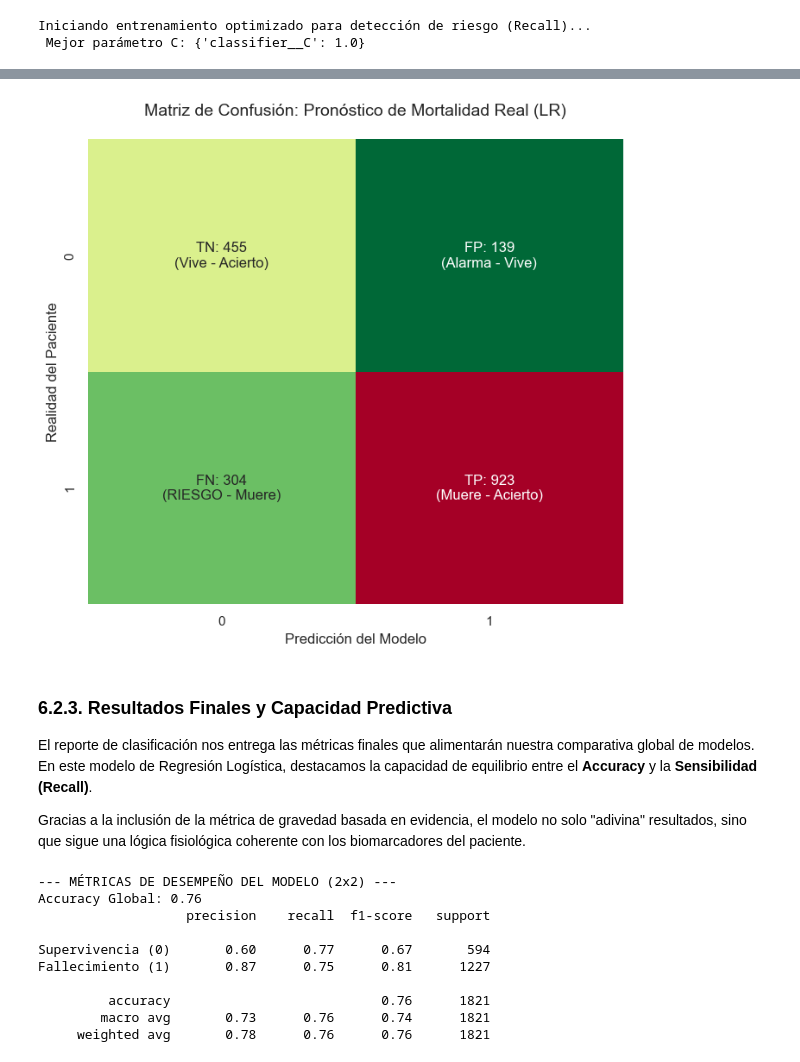
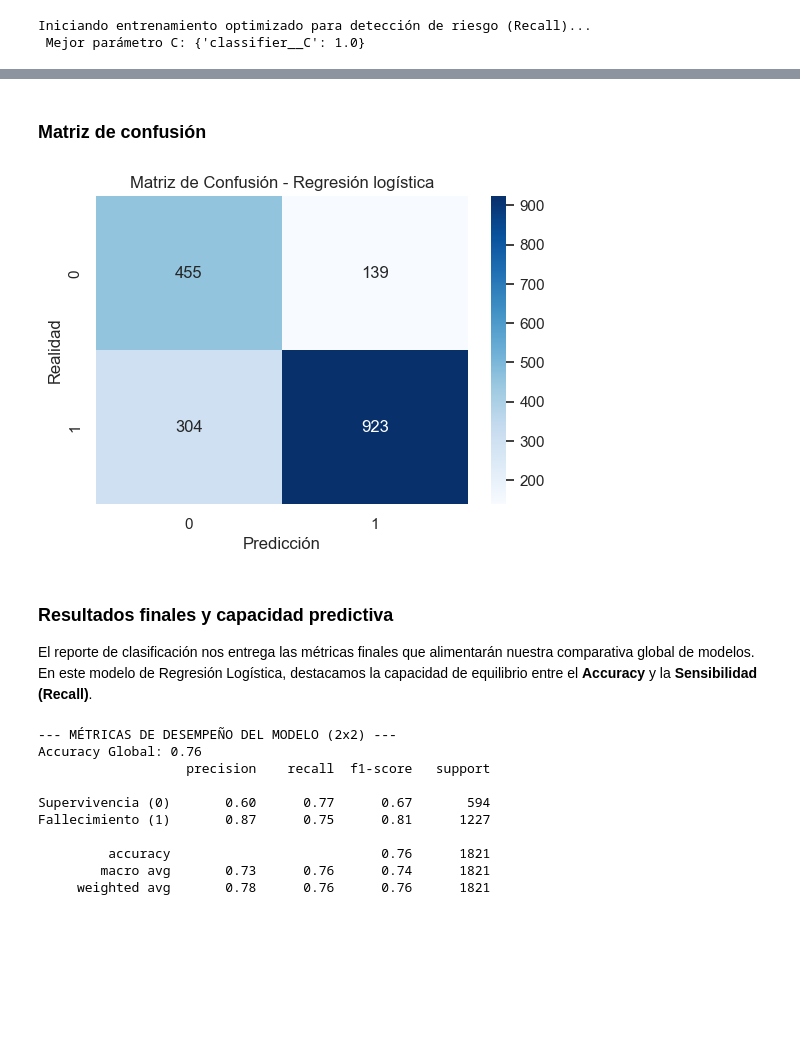
Before and after one commit to nrapun/proyecto_AA, a Jupyter notebook: notebook_proyectoAA.ipynb, the cells around one changed output, grey strips where cells are left out. Drawn from its saved outputs; the diff is of its cells as text; code cells hidden in the pictures; blank space fills up the shorter version.

```diff
--- a/notebook_proyectoAA.ipynb
+++ b/notebook_proyectoAA.ipynb
@@ -387,7 +399,7 @@ El límite inferior fisiológico normal se estableció en 7.35, valor por debajo
 #### **9. Temperatura**
 Se consideró clínicamente relevante una temperatura superior a 38°C, ya que este valor corresponde al umbral habitual de fiebre en medicina clínica.
 # %%
-# Función auxiliar
+# Función para encontrar las variables
 def get_val(row, possible_names, default=np.nan):
     for name in possible_names:
         if name in row.index:
@@ -396,8 +408,7 @@ def get_val(row, possible_names, default=np.nan):
                 return val
     return default
 
-# Severity score clínico
-def calcular_gravedad_evidencia(row):
+def calcular_gravedad(row):
 
     dz = str(get_val(row, ['dzgroup', 'dz_group', 'group'], 'Unknown'))
 
@@ -416,8 +427,10 @@ def calcular_gravedad_evidencia(row):
         crea = get_val(row, ['crea'], 0)
         alb = get_val(row, ['alb'], 4)
 
-        disease_score += min((bili / 10) * 20, 20) #hemos considerado que el nivel máximo de puntos de bilirrubina es 20 para evitar que un valor extremadamente alto distorsione demasiado el score
-        disease_score += min((crea / 5) * 15, 15) #hemos considerado que el nivel máximo de puntos de creatinina es 15 para evitar que un valor extremadamente alto distorsione demasiado el score
+        #hemos considerado que el nivel máximo de puntos de bilirrubina es 20 para evitar que un valor extremadamente alto distorsione demasiado el score
+        #y para la creatinina, 15
+        disease_score += min((bili / 10) * 20, 20)
+        disease_score += min((crea / 5) * 15, 15)
 
         if alb < 3.5:
             disease_score += min((3.5 - alb) * 8, 15)
@@ -499,9 +512,8 @@ def calcular_gravedad_evidencia(row):
 
     return pd.Series([total_score, ref])
 
-# Aplicación
 df[['gravedad_score', 'referencia_clinica']] = (
-    df.apply(calcular_gravedad_evidencia, axis=1)
+    df.apply(calcular_gravedad, axis=1)
 )
 
 # Clasificación clínica
@@ -511,7 +523,6 @@ df['estado_clinico'] = pd.cut(
     labels=['Estable', 'Moderado', 'Alto', 'Crítico']
 )
 
-# Validación rápida
 print("RESUMEN POR ESTADO CLÍNICO")
 
 if 'death' in df.columns:
@@ -522,7 +533,8 @@ if 'death' in df.columns:
 
     print(resumen)
 
-df.to_csv('dataset_final_corregido.csv', index=False) #creamos un archivo .csv con el dataset modificado
+#creamos un archivo .csv con el dataset modificado
+df.to_csv('dataset_final_corregido.csv', index=False)
 # %% [output]
 RESUMEN POR ESTADO CLÍNICO
 estado_clinico
@@ -1103,28 +1087,19 @@ La matriz de confusión binaria (2x2) es la herramienta definitiva para evaluar
+# %% [markdown]
+### **Matriz de confusión**
 # %%
 # Cálculo de la matriz
-cm = confusion_matrix(y_test, y_pred)
-tn, fp, fn, tp = cm.ravel()
 
-plt.figure(figsize=(8, 7))
-
-# Creamos etiquetas personalizadas con los nombres técnicos
-box_labels = [f'TN: {tn}\n(Vive - Acierto)', f'FP: {fp}\n(Alarma - Vive)',
-              f'FN: {fn}\n(RIESGO - Muere)', f'TP: {tp}\n(Muere - Acierto)']
-box_labels = np.asarray(box_labels).reshape(2,2)
-
-sns.heatmap(cm, annot=box_labels, fmt="", cmap='RdYlGn_r', cbar=False, annot_kws={"size": 12})
-
-plt.title('Matriz de Confusión: Pronóstico de Mortalidad Real (LR)', fontsize=14, pad=20)
-plt.xlabel('Predicción del Modelo', fontsize=12)
-plt.ylabel('Realidad del Paciente', fontsize=12)
+plt.figure(figsize=(6,4))
+sns.heatmap(confusion_matrix(y_test1, y_pred), annot=True, fmt='d', cmap='Blues')
+plt.title('Matriz de Confusión - Regresión logística')
+plt.xlabel('Predicción')
+plt.ylabel('Realidad')
 plt.show()
 # %% [output]
-[figure, old version]
+[figure, new version]
 # %% [markdown]
-### 6.2.3. Resultados Finales y Capacidad Predictiva
+### **Resultados finales y capacidad predictiva**
 
 El reporte de clasificación nos entrega las métricas finales que alimentarán nuestra comparativa global de modelos. En este modelo de Regresión Logística, destacamos la capacidad de equilibrio entre el **Accuracy** y la **Sensibilidad (Recall)**.
-
-Gracias a la inclusión de la métrica de gravedad basada en evidencia, el modelo no solo "adivina" resultados, sino que sigue una lógica fisiológica coherente con los biomarcadores del paciente.
 # %%
 # Métricas finales
```
Also changed, not shown: parts of 77 cells of this notebook.
